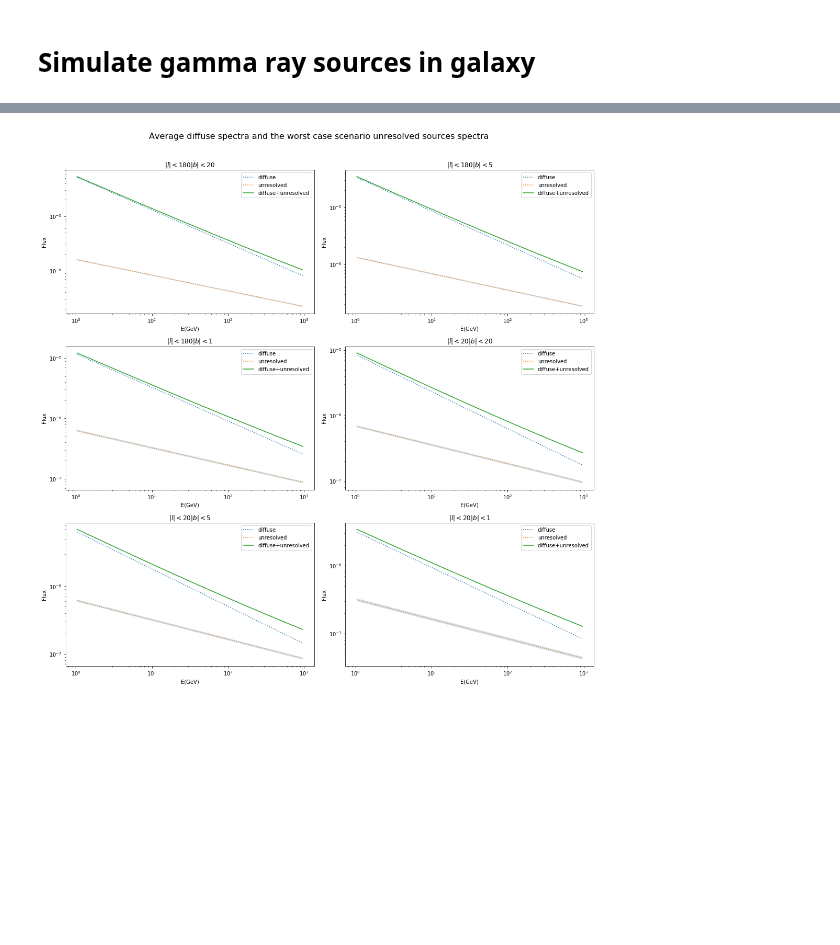
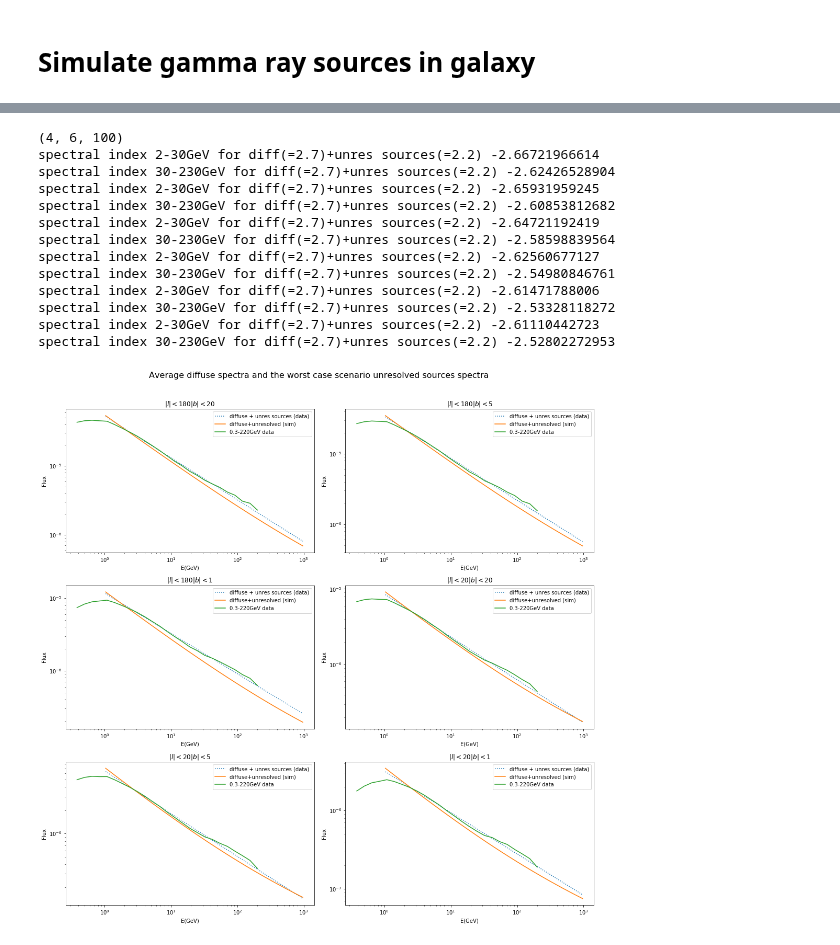
Before and after one commit to martp91/y-rays-UPS, a Jupyter notebook: sim_gamma_sources.ipynb, the cells around one changed output, grey strips where cells are left out. Saved outputs shown, nothing was run; the diff lists cells and outputs as text; code cells hidden in the pictures; blank space fills up the shorter version.

```diff
--- a/sim_gamma_sources.ipynb
+++ b/sim_gamma_sources.ipynb
@@ -377,11 +431,14 @@ options_print = []
 snr_spec = []
 snr_frac_std = []
 snr_spec_std = []
+snr_spec_R = []
+std_snr_spec_R = []
 for op in options:
     N,LF_i,Lmin,Lmax = op
-    ave_frac_snr,ave_spec_snr,std_frac_snr,std_spec_snr = ave_samples(1000,Nsnr=N,LF_i_snr=LF_i,
+    ave_frac_snr,ave_spec_snr,std_frac_snr,std_spec_snr,R_spec,std_R = ave_samples(100,Nsnr=N,LF_i_snr=LF_i,
                                             Lmin_snr=Lmin,Lmax_snr=Lmax,
-                                           plothist=True,printstatements=False,source_class='SNR')
+                                           plothist=False,printstatements=False,source_class='SNR')
+                                                                           #  alpha=1.9,beta=3.98)
    # ave_frac_psr,ave_spec_psr = ave_samples(10,N,LF_i,Lmin,Lmax,source_class='PSR',
    #                                         plothist=True,alpha=a,beta=b,H=h)
     options_print.append(op)
@@ -389,7 +446,8 @@ for op in options:
     snr_spec.append(ave_spec_snr)
     snr_frac_std.append(std_frac_snr)
     snr_spec_std.append(std_spec_snr)
-
+    snr_spec_R.append(R_spec)
+    std_snr_spec_R.append(std_R)
 
 #print snr_frac
 print "done..."
@@ -417,11 +471,11 @@ for di in range(len(spec_diff_lb)):
     for i,sf in enumerate(snr_frac):
         #print options_print[i]
         div = snr_frac[i,di]
-        ax2.semilogx(E,div,label=options_print[i])
+        ax2.loglog(E,div,label=options_print[i])
         ax2.fill_between(E,div-snr_frac_std[i,di],div+snr_frac_std[i,di],alpha=0.2)
         ax2.set_xscale('log',nonposx='clip')
         #print "At %.1f GeV the fraction is %.2f "%(E[iE100],div[iE100])
-    ax2.set_ylim([0.001,1])
+    ax2.set_ylim([0.01,2])
     ax2.set_title(r'$|l| < %s |b| < %s$'%lb[di])
     ax2.set_xlabel('E(GeV)')
     ax2.set_ylabel('Fraction flux SNR/diffuse')
@@ -436,30 +490,74 @@ plt.savefig('fraction_ps_diffuse_1.pdf')
 # %%
 ###Plot the fraction of unresolved/diffuse emission
 snr_spec = np.array(snr_spec)
 snr_spec_std = np.array(snr_spec_std)
+
 fig = plt.figure(figsize=(15,20))
 gs = gridspec.GridSpec(4,2)
+plotfunc = lambda E,a,b: b*(E)**-a
+fitfunc = lambda E,a,b: b-a*(E)
+
+def index(spec,E,Emin=1,Emax=100):
+    logy = np.log10(spec)
+    logx = np.log10(E)
+    iEmin = np.argmax(E >= Emin)
+    iEmax = np.argmax(E >= Emax)
+    dy = logy[iEmin]-logy[iEmax]
+    dx = logx[iEmin]-logx[iEmax]
+    dydx = dy/dx
+
+    return dydx
+
+
 
 for di in range(len(spec_diff_lb)):
     gsi = gridspec.GridSpecFromSubplotSpec(1,1,subplot_spec=gs[di])
     ax = plt.Subplot(fig,gs[di])
     for i,sf in enumerate(snr_spec):
         spec = snr_spec[i,di]
         #ax.loglog(E,E**2*spec,label=options_print[i])
-    ax.loglog(E,E**2*(spec_diff_lb[di]),label='diffuse',linestyle=':')
-    ax.loglog(E,E**2*(snr_spec[0,di]),label='unresolved',linestyle=':')
-    ax.loglog(E,E**2*(spec_diff_lb[di]+snr_spec[0,di]),label='diffuse+unresolved',linestyle='-')
-    ax.fill_between(E,E**2*(snr_spec[0,di]-snr_spec_std[0,di]),E**2*(snr_spec[0,di]+snr_spec_std[0,di]),alpha=0.2)
 
+    spec_sim_diff_unres = spec_27_l[di]+snr_spec[1,di]
+    ax.loglog(E,E**2*(spec_diff_lb[di]),label='diffuse + unres sources (data)',linestyle=':')
+    #ax.loglog(E,E**2*(snr_spec[0,di]),label='unresolved',linestyle=':')
+    ax.loglog(E,E**2*(spec_sim_diff_unres),label='diffuse+unresolved (sim)',linestyle='-')
+    ax.loglog(E_diff2,E_diff2**2*(spec_dat[di]),label='0.3-220GeV data')
+    #ax.fill_between(E,E**2*(snr_spec[0,di]-snr_spec_std[0,di]),E**2*(snr_spec[0,di]+snr_spec_std[0,di]),alpha=0.2)
+
+
+    ########
+    ########
+    ##Make a fit to the diff+unres(sim) to measure index
+    ############3
+    #########
+    #fit,cov = curve_fit(fitfunc,np.log10(E),
+     #                   np.log10(spec_sim_diff_unres))
+    #ax.loglog(E,E**2*plotfunc(E,fit[0],10**fit[1]),label='fit')
+
+    print "spectral index 2-30GeV for diff(=2.7)+unres sources(=2.2)",index(spec_sim_diff_unres,E,2,30)
+    print "spectral index 30-230GeV for diff(=2.7)+unres sources(=2.2)",index(spec_sim_diff_unres,E,30,230)
     #ax.set_ylim([0.001,1])
     ax.set_title(r'$|l| < %s |b| < %s$'%lb[di])
     ax.set_xlabel('E(GeV)')
     ax.set_ylabel('Flux')
     fig.add_subplot(ax)
     plt.legend(loc=1)#, title=options_labels[0:4])
 ##Plot legend in seperate subplot
 fig.suptitle(r'Average diffuse spectra and the worst case scenario unresolved sources spectra',fontsize=16)
 fig.tight_layout(rect=[0, 0.03, 1, 0.95])
 plt.savefig('spectra')
 # %% [output]
+(4, 6, 100)
+spectral index 2-30GeV for diff(=2.7)+unres sources(=2.2) -2.66721966614
+spectral index 30-230GeV for diff(=2.7)+unres sources(=2.2) -2.62426528904
+spectral index 2-30GeV for diff(=2.7)+unres sources(=2.2) -2.65931959245
+spectral index 30-230GeV for diff(=2.7)+unres sources(=2.2) -2.60853812682
+spectral index 2-30GeV for diff(=2.7)+unres sources(=2.2) -2.64721192419
+spectral index 30-230GeV for diff(=2.7)+unres sources(=2.2) -2.58598839564
+spectral index 2-30GeV for diff(=2.7)+unres sources(=2.2) -2.62560677127
+spectral index 30-230GeV for diff(=2.7)+unres sources(=2.2) -2.54980846761
+spectral index 2-30GeV for diff(=2.7)+unres sources(=2.2) -2.61471788006
+spectral index 30-230GeV for diff(=2.7)+unres sources(=2.2) -2.53328118272
+spectral index 2-30GeV for diff(=2.7)+unres sources(=2.2) -2.61110442723
+spectral index 30-230GeV for diff(=2.7)+unres sources(=2.2) -2.52802272953
-[figure, old version]
+[figure, new version]
```
Also changed, not shown: parts of 10 cells of this notebook.
